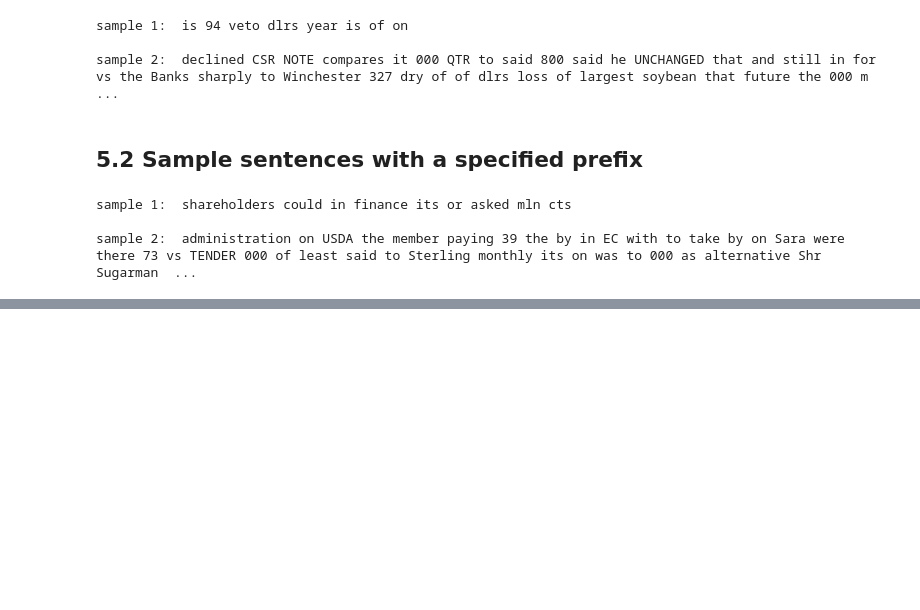
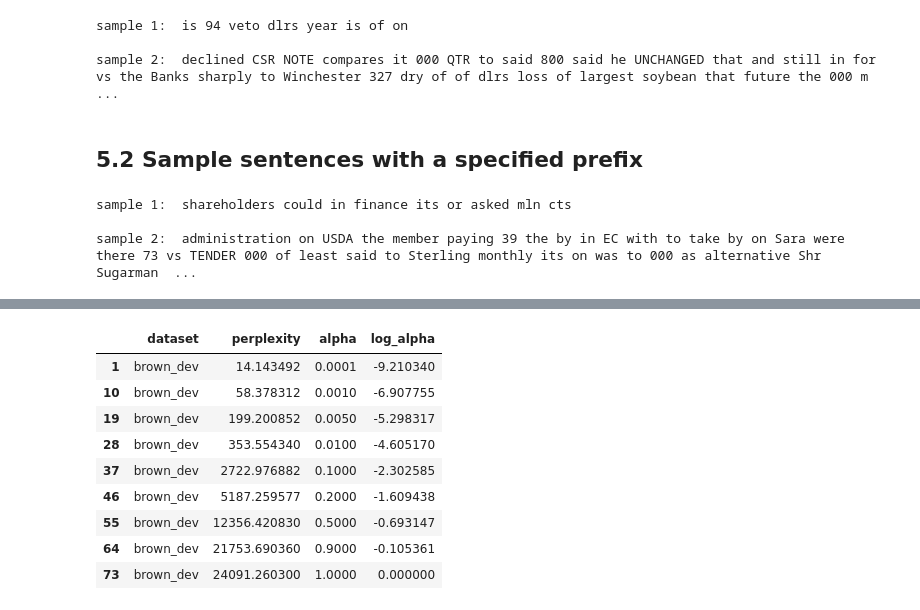
Before and after one commit to saideepreddy91/Statistical-NLP, a Jupyter notebook: A1_cse256_sp19/_1-Copy1.language_models.ipynb, the cells around one changed output, grey strips where cells are left out. Saved outputs shown, nothing was run; the diff lists cells and outputs as text; code cells hidden in the pictures; blank space fills up the shorter version.

```diff
--- a/A1_cse256_sp19/_1-Copy1.language_models.ipynb
+++ b/A1_cse256_sp19/_1-Copy1.language_models.ipynb
@@ -448,0 +495,14 @@ sample 2:  administration on USDA the member paying 39 the by in EC with to take
+# %%
+df_brown_dev = df.iloc[1::9, :]
+df_brown_dev
+# %% [output]
+|  | dataset | perplexity | alpha | log_alpha |
+| 1 | brown_dev | 14.143492 | 0.0001 | -9.210340 |
+| 10 | brown_dev | 58.378312 | 0.0010 | -6.907755 |
+| 19 | brown_dev | 199.200852 | 0.0050 | -5.298317 |
+| 28 | brown_dev | 353.554340 | 0.0100 | -4.605170 |
+| 37 | brown_dev | 2722.976882 | 0.1000 | -2.302585 |
+| 46 | brown_dev | 5187.259577 | 0.2000 | -1.609438 |
+| 55 | brown_dev | 12356.420830 | 0.5000 | -0.693147 |
+| 64 | brown_dev | 21753.690360 | 0.9000 | -0.105361 |
+| 73 | brown_dev | 24091.260300 | 1.0000 | 0.000000 |
```
Also changed, not shown: parts of 9 cells of this notebook, 6 other files.
